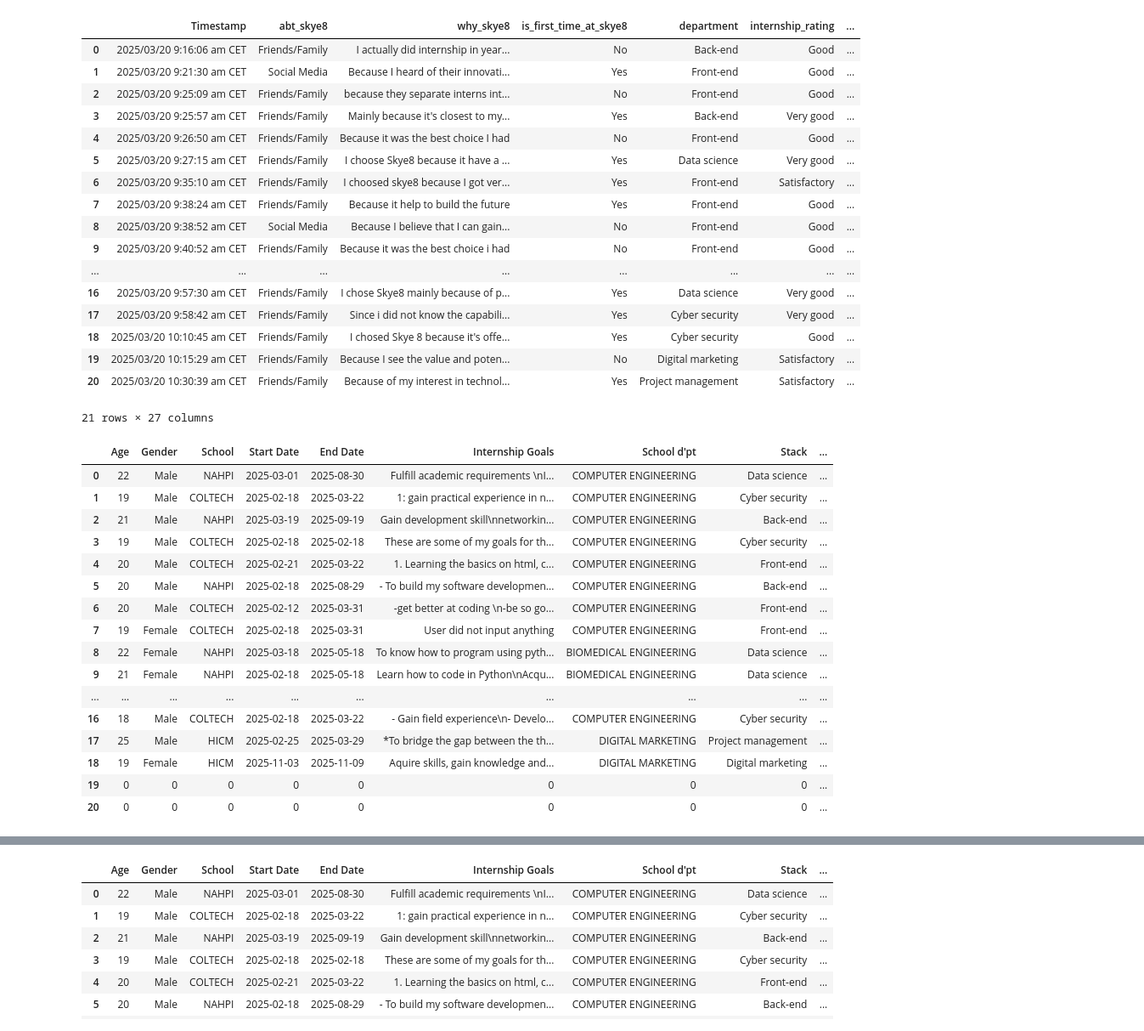
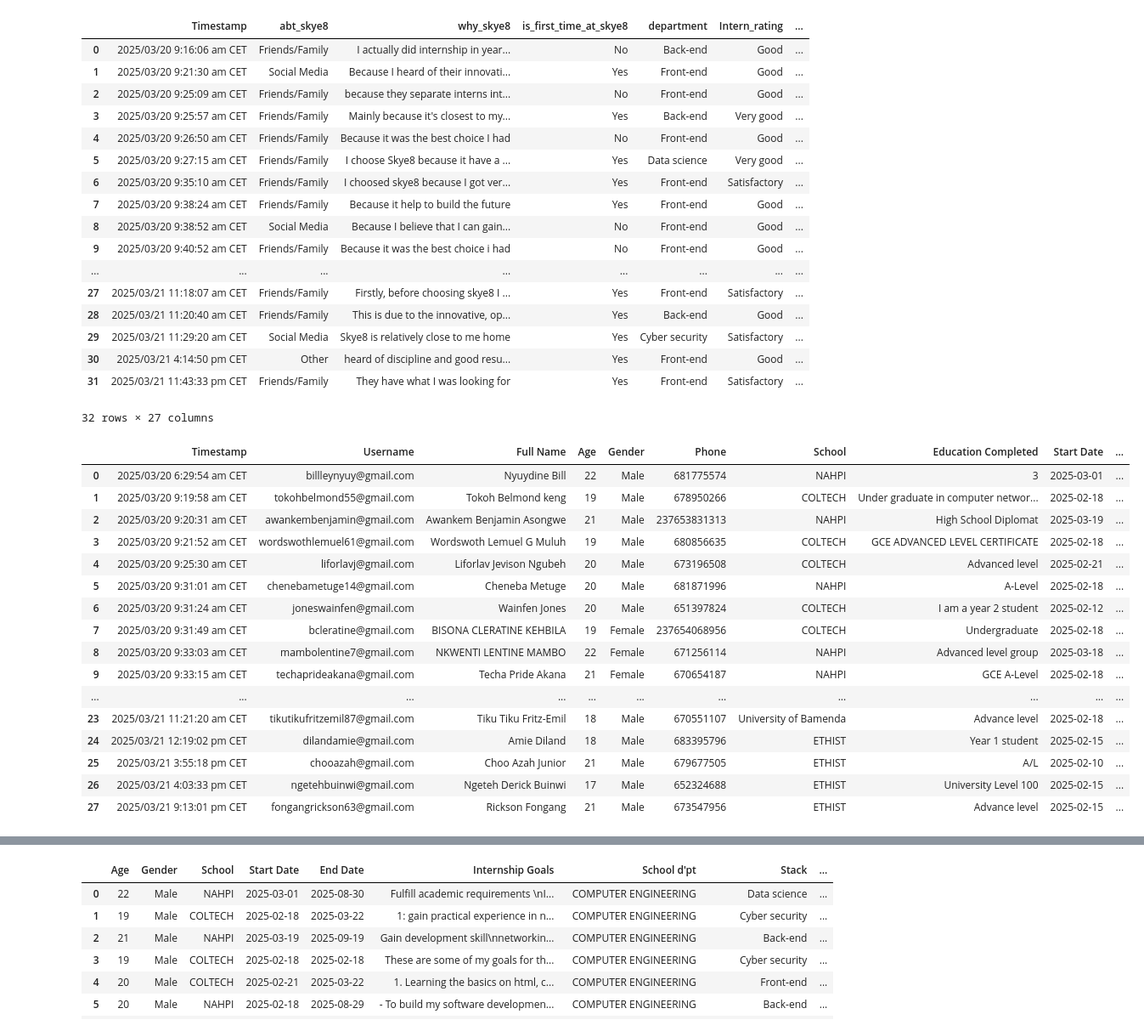
Before and after one commit to MUYAHGaious/Intern_satisfaction, a Jupyter notebook: cleaning.ipynb, the cells around one changed output, grey strips where cells are left out. Shown: that part at 85% size. Cells and saved outputs as stored; diff of their text form; code cells hidden in the pictures.

```diff
--- a/cleaning.ipynb
+++ b/cleaning.ipynb
@@ -1,5 +1,5 @@
 # %%
 import pandas as pd
 # %%
-df1 = pd.read_csv('dataset1.csv')
-df2 = pd.read_csv('dataset2.csv')
+df2 = pd.read_csv('dataset1.csv')
+df1 = pd.read_csv('dataset2.csv')
@@ -41,7 +78,7 @@ df1
 # %%
 df2
 # %% [output]
-|  | Timestamp | abt_skye8 | why_skye8 | is_first_time_at_skye8 | department | internship_rating | ... |
+|  | Timestamp | abt_skye8 | why_skye8 | is_first_time_at_skye8 | department | Intern_rating | ... |
 | 0 | 2025/03/20 9:16:06 am CET | Friends/Family | I actually did internship in year... | No | Back-end | Good | ... |
 | 1 | 2025/03/20 9:21:30 am CET | Social Media | Because I heard of their innovati... | Yes | Front-end | Good | ... |
 | 2 | 2025/03/20 9:25:09 am CET | Friends/Family | because they separate interns int... | No | Front-end | Good | ... |
@@ -53,44 +90,46 @@ df2
 | 8 | 2025/03/20 9:38:52 am CET | Social Media | Because I believe that I can gain... | No | Front-end | Good | ... |
 | 9 | 2025/03/20 9:40:52 am CET | Friends/Family | Because it was the best choice i had | No | Front-end | Good | ... |
 | ... | ... | ... | ... | ... | ... | ... | ... |
-| 16 | 2025/03/20 9:57:30 am CET | Friends/Family | I chose Skye8 mainly because of p... | Yes | Data science | Very good | ... |
-| 17 | 2025/03/20 9:58:42 am CET | Friends/Family | Since i did not know the capabili... | Yes | Cyber security | Very good | ... |
-| 18 | 2025/03/20 10:10:45 am CET | Friends/Family | I chosed Skye 8 because it's offe... | Yes | Cyber security | Good | ... |
-| 19 | 2025/03/20 10:15:29 am CET | Friends/Family | Because I see the value and poten... | No | Digital marketing | Satisfactory | ... |
-| 20 | 2025/03/20 10:30:39 am CET | Friends/Family | Because of my interest in technol... | Yes | Project management | Satisfactory | ... |
+| 27 | 2025/03/21 11:18:07 am CET | Friends/Family | Firstly, before choosing skye8 I ... | Yes | Front-end | Satisfactory | ... |
+| 28 | 2025/03/21 11:20:40 am CET | Friends/Family | This is due to the innovative, op... | Yes | Back-end | Good | ... |
+| 29 | 2025/03/21 11:29:20 am CET | Social Media | Skye8 is relatively close to me home | Yes | Cyber security | Satisfactory | ... |
+| 30 | 2025/03/21 4:14:50 pm CET | Other | heard of discipline and good resu... | Yes | Front-end | Good | ... |
+| 31 | 2025/03/21 11:43:33 pm CET | Friends/Family | They have what I was looking for | Yes | Front-end | Satisfactory | ... |
-21 rows × 27 columns
+32 rows × 27 columns
 # %%
 df1.loc[0:7, "School d'pt"] = 'COMPUTER ENGINEERING'
 df1.loc[8:9, "School d'pt"] = 'BIOMEDICAL ENGINEERING'
 df1.loc[10:15, "School d'pt"] = 'COMPUTER ENGINEERING'
-df1.loc[17:18, "School d'pt"] = 'DIGITAL MARKETING'
+df1.loc[17:19, "School d'pt"] = 'DIGITAL MARKETING'
+df1.loc[20:27, "School d'pt"] = 'COMPUTER ENGINEERING'
 
 
-df1.loc[0:18, 'Highest Level of Education Completed'] = "ADVANCED LEVEL"
+df1.loc[0:27, 'Highest Level of Education Completed'] = "ADVANCED LEVEL"
 df1.loc[[0, 2, 5,8, 9,10,13,14,15], 'School'] = 'NAHPI'
-df1.loc[[4, 11,1,3,6,7,16], 'School'] = 'COLTECH'
-df1.loc[[17], 'School'] = 'HICM'
+df1.loc[[4, 11,1,3,6,7,16,21], 'School'] = 'COLTECH'
+df1.loc[[17,19], 'School'] = 'HICM'
+df1.loc[[20,24,25,26,27,22], 'School'] = 'ETHIST'
 df1.columns = df1.columns.str.strip()
 
 df1
 # %% [output]
-|  | Age | Gender | School | Start Date | End Date | Internship Goals | School d'pt | Stack | ... |
-| 0 | 22 | Male | NAHPI | 2025-03-01 | 2025-08-30 | Fulfill academic requirements \nI... | COMPUTER ENGINEERING | Data science | ... |
-| 1 | 19 | Male | COLTECH | 2025-02-18 | 2025-03-22 | 1: gain practical experience in n... | COMPUTER ENGINEERING | Cyber security | ... |
-| 2 | 21 | Male | NAHPI | 2025-03-19 | 2025-09-19 | Gain development skill\nnetworkin... | COMPUTER ENGINEERING | Back-end | ... |
-| 3 | 19 | Male | COLTECH | 2025-02-18 | 2025-02-18 | These are some of my goals for th... | COMPUTER ENGINEERING | Cyber security | ... |
-| 4 | 20 | Male | COLTECH | 2025-02-21 | 2025-03-22 | 1. Learning the basics on html, c... | COMPUTER ENGINEERING | Front-end | ... |
-| 5 | 20 | Male | NAHPI | 2025-02-18 | 2025-08-29 | - To build my software developmen... | COMPUTER ENGINEERING | Back-end | ... |
-| 6 | 20 | Male | COLTECH | 2025-02-12 | 2025-03-31 | -get better at coding \n-be so go... | COMPUTER ENGINEERING | Front-end | ... |
-| 7 | 19 | Female | COLTECH | 2025-02-18 | 2025-03-31 | User did not input anything | COMPUTER ENGINEERING | Front-end | ... |
-| 8 | 22 | Female | NAHPI | 2025-03-18 | 2025-05-18 | To know how to program using pyth... | BIOMEDICAL ENGINEERING | Data science | ... |
-| 9 | 21 | Female | NAHPI | 2025-02-18 | 2025-05-18 | Learn how to code in Python\nAcqu... | BIOMEDICAL ENGINEERING | Data science | ... |
-| ... | ... | ... | ... | ... | ... | ... | ... | ... | ... |
-| 16 | 18 | Male | COLTECH | 2025-02-18 | 2025-03-22 | - Gain field experience\n- Develo... | COMPUTER ENGINEERING | Cyber security | ... |
-| 17 | 25 | Male | HICM | 2025-02-25 | 2025-03-29 | *To bridge the gap between the th... | DIGITAL MARKETING | Project management | ... |
-| 18 | 19 | Female | HICM | 2025-11-03 | 2025-11-09 | Aquire skills, gain knowledge and... | DIGITAL MARKETING | Digital marketing | ... |
-| 19 | 0 | 0 | 0 | 0 | 0 | 0 | 0 | 0 | ... |
-| 20 | 0 | 0 | 0 | 0 | 0 | 0 | 0 | 0 | ... |
+|  | Timestamp | Username | Full Name | Age | Gender | Phone | School | Education Completed | Start Date | ... |
+| 0 | 2025/03/20 6:29:54 am CET | billleynyuy@gmail.com | Nyuydine Bill | 22 | Male | 681775574 | NAHPI | 3 | 2025-03-01 | ... |
+| 1 | 2025/03/20 9:19:58 am CET | tokohbelmond55@gmail.com | Tokoh Belmond keng | 19 | Male | 678950266 | COLTECH | Under graduate in computer networ... | 2025-02-18 | ... |
+| 2 | 2025/03/20 9:20:31 am CET | awankembenjamin@gmail.com | Awankem Benjamin Asongwe | 21 | Male | 237653831313 | NAHPI | High School Diplomat | 2025-03-19 | ... |
+| 3 | 2025/03/20 9:21:52 am CET | wordswothlemuel61@gmail.com | Wordswoth Lemuel G Muluh | 19 | Male | 680856635 | COLTECH | GCE ADVANCED LEVEL CERTIFICATE | 2025-02-18 | ... |
+| 4 | 2025/03/20 9:25:30 am CET | liforlavj@gmail.com | Liforlav Jevison Ngubeh | 20 | Male | 673196508 | COLTECH | Advanced level | 2025-02-21 | ... |
+| 5 | 2025/03/20 9:31:01 am CET | chenebametuge14@gmail.com | Cheneba Metuge | 20 | Male | 681871996 | NAHPI | A-Level | 2025-02-18 | ... |
+| 6 | 2025/03/20 9:31:24 am CET | joneswainfen@gmail.com | Wainfen Jones | 20 | Male | 651397824 | COLTECH | I am a year 2 student | 2025-02-12 | ... |
+| 7 | 2025/03/20 9:31:49 am CET | bcleratine@gmail.com | BISONA CLERATINE KEHBILA | 19 | Female | 237654068956 | COLTECH | Undergraduate | 2025-02-18 | ... |
+| 8 | 2025/03/20 9:33:03 am CET | mambolentine7@gmail.com | NKWENTI LENTINE MAMBO | 22 | Female | 671256114 | NAHPI | Advanced level group | 2025-03-18 | ... |
+| 9 | 2025/03/20 9:33:15 am CET | techaprideakana@gmail.com | Techa Pride Akana | 21 | Female | 670654187 | NAHPI | GCE A-Level | 2025-02-18 | ... |
+| ... | ... | ... | ... | ... | ... | ... | ... | ... | ... | ... |
+| 23 | 2025/03/21 11:21:20 am CET | tikutikufritzemil87@gmail.com | Tiku Tiku Fritz-Emil | 18 | Male | 670551107 | University of Bamenda | Advance level | 2025-02-18 | ... |
+| 24 | 2025/03/21 12:19:02 pm CET | dilandamie@gmail.com | Amie Diland | 18 | Male | 683395796 | ETHIST | Year 1 student | 2025-02-15 | ... |
+| 25 | 2025/03/21 3:55:18 pm CET | chooazah@gmail.com | Choo Azah Junior | 21 | Male | 679677505 | ETHIST | A/L | 2025-02-10 | ... |
+| 26 | 2025/03/21 4:03:33 pm CET | ngetehbuinwi@gmail.com | Ngeteh Derick Buinwi | 17 | Male | 652324688 | ETHIST | University Level 100 | 2025-02-15 | ... |
+| 27 | 2025/03/21 9:13:01 pm CET | fongangrickson63@gmail.com | Rickson Fongang | 21 | Male | 673547956 | ETHIST | Advance level | 2025-02-15 | ... |
 # %%
 df2
 # %% [output]
```
Also changed, not shown: parts of 14 cells of this notebook, 5 other files.
